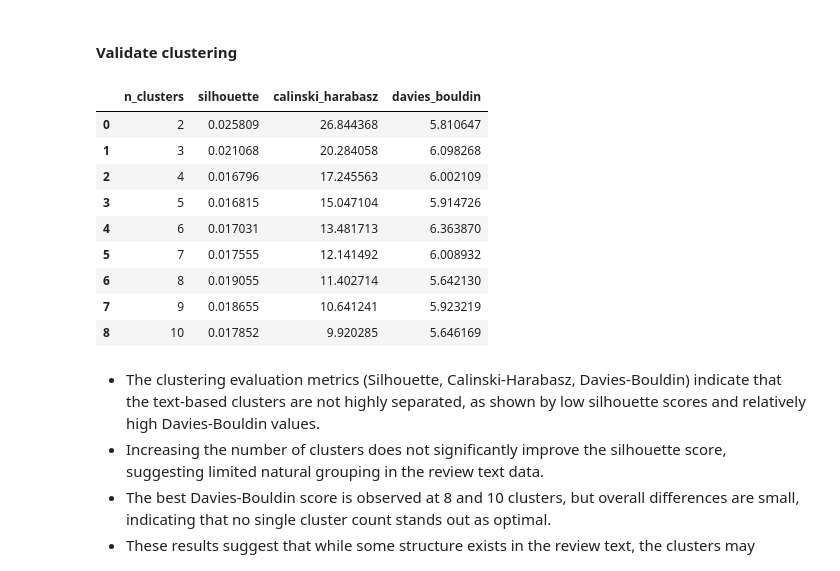
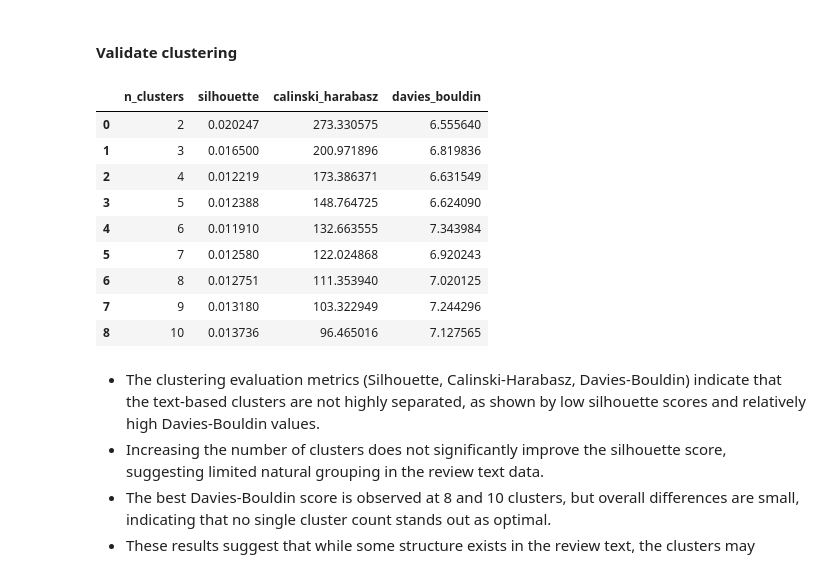
Before and after one commit to adriadi/project-nlp-business-case-automated-customers-reviews-v2, a Jupyter notebook: code/main.ipynb, the cells around one changed output. Drawn from its saved outputs; the diff is of its cells as text; code cells hidden in the pictures.

```diff
--- a/code/main.ipynb
+++ b/code/main.ipynb
@@ -47,13 +5,14 @@ Read CSV file
 # %%
-import pandas as pd
-import os
+import sys
 
-# Find the first CSV file in the dataset directory
-files = [f for f in os.listdir(path) if f.endswith('.csv')]
-csv_file = os.path.join(path, files[0])
+# Set module_path to the directory containing data_process.py
+module_path = "./functions"
 
-# Read the CSV file into a DataFrame
-df = pd.read_csv(csv_file)
+if module_path not in sys.path:
+	sys.path.append(module_path)
+
+from data_process import df
+
 df.head()
 # %% [output]
 |  | id | dateAdded | dateUpdated | name | asins | brand | categories | primaryCategories | imageURLs | ... |
@@ -282,36 +236,42 @@ plt.show()
 # %%
 from sklearn.cluster import KMeans
 from sklearn.metrics import silhouette_score, calinski_harabasz_score, davies_bouldin_score
 import pandas as pd
+
+from sklearn.feature_extraction.text import TfidfVectorizer
+
+# Vectorize the cleaned review text
+vectorizer = TfidfVectorizer(max_features=1000)
+X = vectorizer.fit_transform(df_filtered['cleaned_text'].astype(str))
 
 # Try different numbers of clusters and evaluate
 scores = []
 for n_clusters in range(2, 11):
 	kmeans = KMeans(n_clusters=n_clusters, random_state=42, n_init=10)
 	labels = kmeans.fit_predict(X)
 	sil_score = silhouette_score(X, labels)
 	ch_score = calinski_harabasz_score(X.toarray(), labels)
 	db_score = davies_bouldin_score(X.toarray(), labels)
 	scores.append({
 		'n_clusters': n_clusters,
 		'silhouette': sil_score,
 		'calinski_harabasz': ch_score,
 		'davies_bouldin': db_score
 	})
 
 # Display scores
 pd.DataFrame(scores)
 # %% [output]
 |  | n_clusters | silhouette | calinski_harabasz | davies_bouldin |
-| 0 | 2 | 0.025809 | 26.844368 | 5.810647 |
-| 1 | 3 | 0.021068 | 20.284058 | 6.098268 |
-| 2 | 4 | 0.016796 | 17.245563 | 6.002109 |
-| 3 | 5 | 0.016815 | 15.047104 | 5.914726 |
-| 4 | 6 | 0.017031 | 13.481713 | 6.363870 |
-| 5 | 7 | 0.017555 | 12.141492 | 6.008932 |
-| 6 | 8 | 0.019055 | 11.402714 | 5.642130 |
-| 7 | 9 | 0.018655 | 10.641241 | 5.923219 |
-| 8 | 10 | 0.017852 | 9.920285 | 5.646169 |
+| 0 | 2 | 0.020247 | 273.330575 | 6.555640 |
+| 1 | 3 | 0.016500 | 200.971896 | 6.819836 |
+| 2 | 4 | 0.012219 | 173.386371 | 6.631549 |
+| 3 | 5 | 0.012388 | 148.764725 | 6.624090 |
+| 4 | 6 | 0.011910 | 132.663555 | 7.343984 |
+| 5 | 7 | 0.012580 | 122.024868 | 6.920243 |
+| 6 | 8 | 0.012751 | 111.353940 | 7.020125 |
+| 7 | 9 | 0.013180 | 103.322949 | 7.244296 |
+| 8 | 10 | 0.013736 | 96.465016 | 7.127565 |
 # %% [markdown]
 - The clustering evaluation metrics (Silhouette, Calinski-Harabasz, Davies-Bouldin) indicate that the text-based clusters are not highly separated, as shown by low silhouette scores and relatively high Davies-Bouldin values.
 - Increasing the number of clusters does not significantly improve the silhouette score, suggesting limited natural grouping in the review text data.
```
Also changed, not shown: parts of 45 cells of this notebook, 8 other files.
